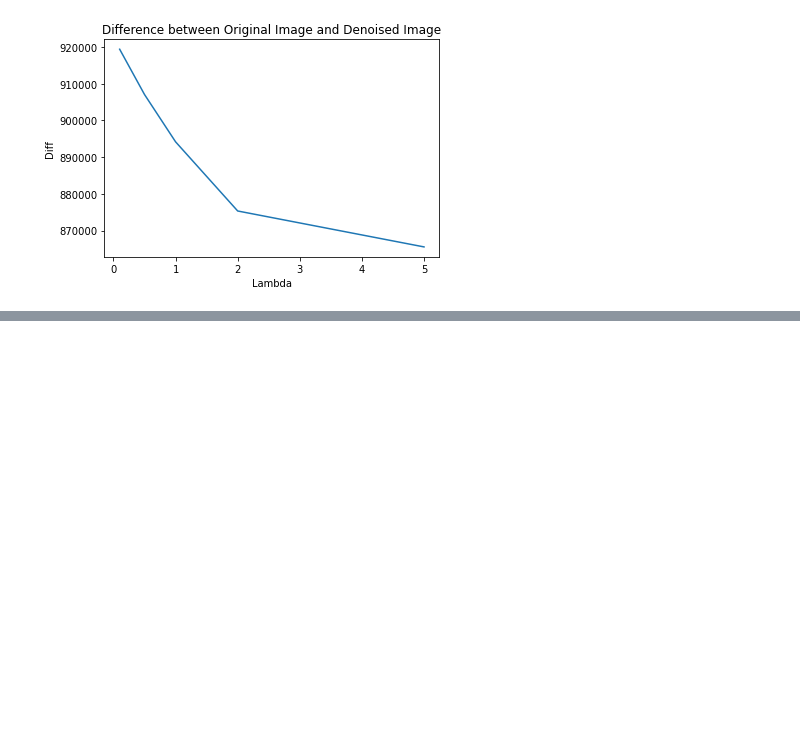
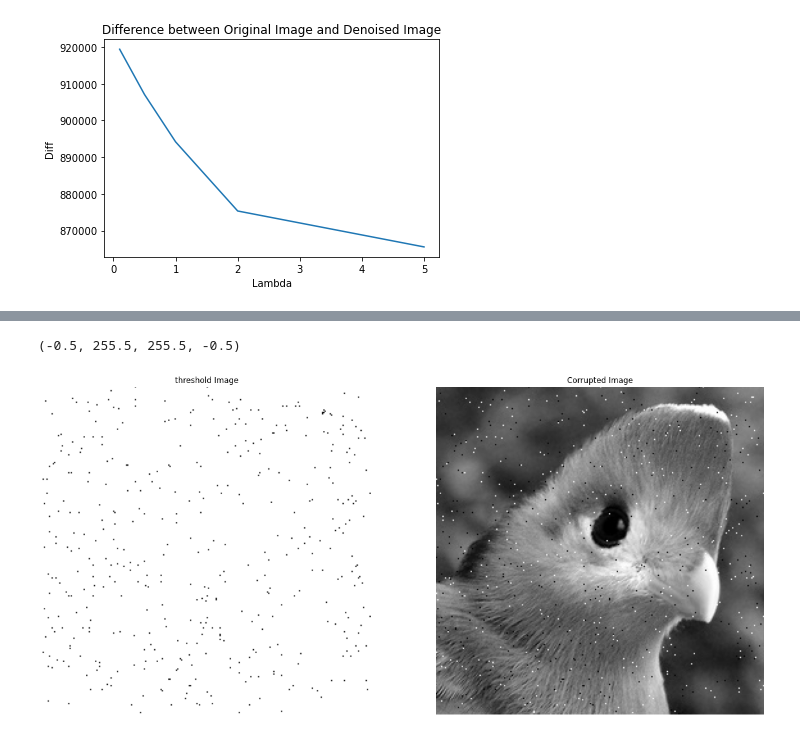
Before and after one commit to Dinple/CSE203B-Image-Denoising, a Jupyter notebook: TV.ipynb, the cells around one changed output, grey strips where cells are left out. Cells and saved outputs as stored; diff of their text form; code cells hidden in the pictures; blank space fills up the shorter version.

```diff
--- a/TV.ipynb
+++ b/TV.ipynb
@@ -204,0 +278,14 @@ ax[1].axis('off')
+# %%
+
+K, N = threshold(_Ucorr, thre=30)
+
+fig, ax = plt.subplots(1, 2,figsize=(20, 20))
+ax[0].imshow(K * 255, cmap='gray', vmin=0, vmax=255)
+ax[0].set_title("threshold Image")
+ax[0].axis('off')
+ax[1].imshow(_corr_img, cmap='gray', vmin=0, vmax=255)
+ax[1].set_title("Corrupted Image")
+ax[1].axis('off')
+# %% [output]
+(-0.5, 255.5, 255.5, -0.5)
+[figure, added]
```
Also changed, not shown: parts of 11 cells of this notebook.
